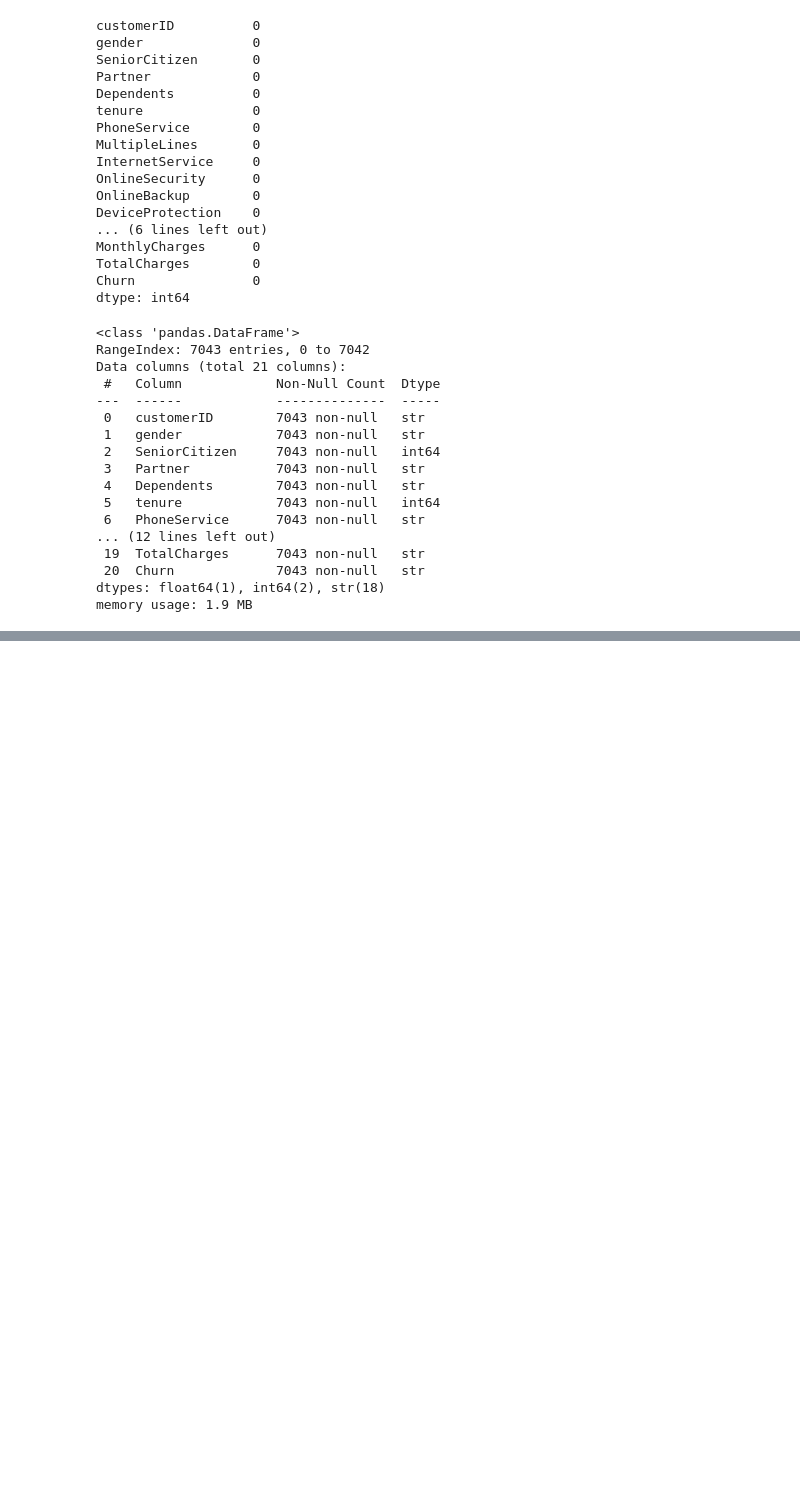
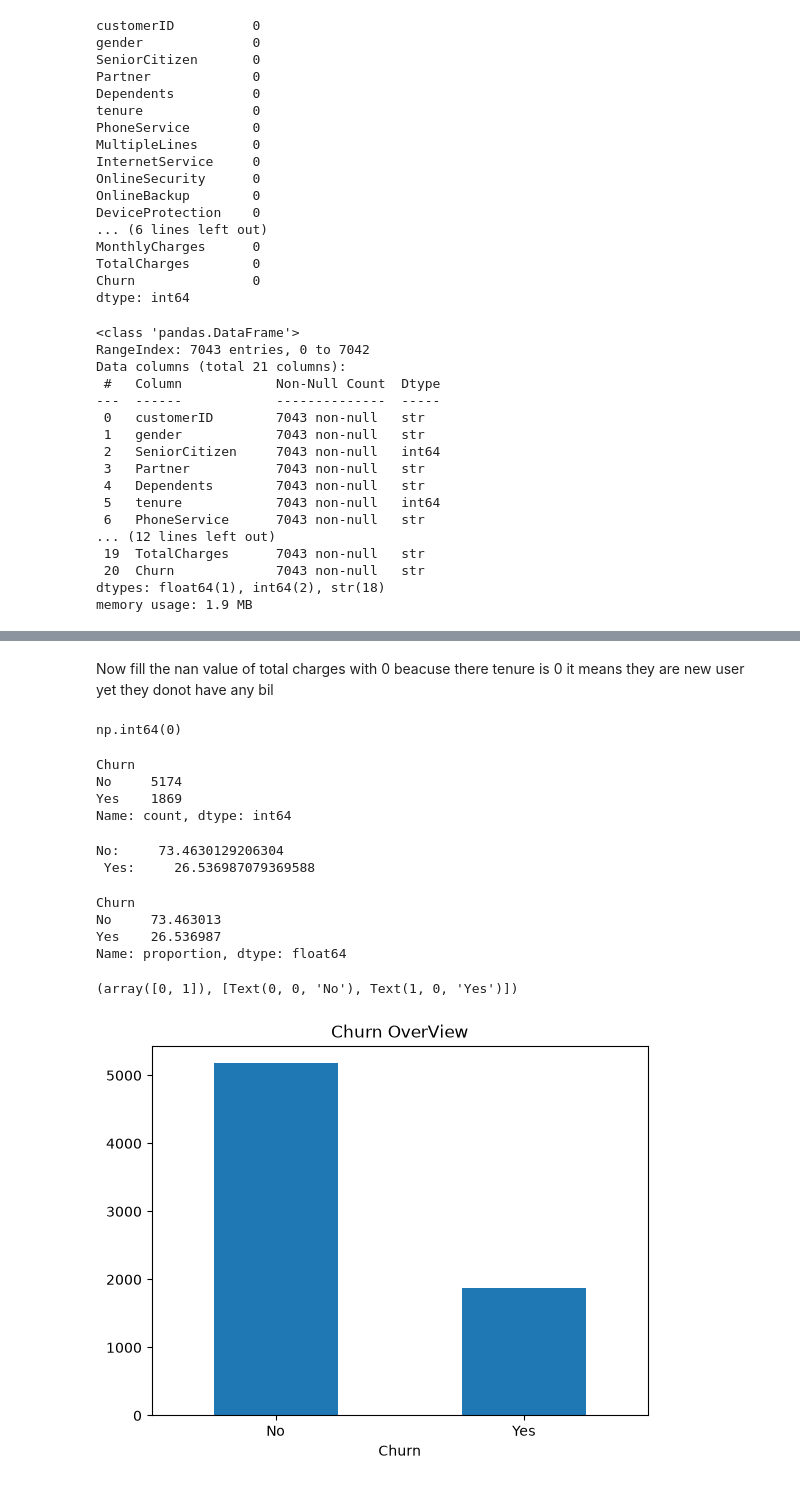
Before and after one commit to Fatima-Arain206/SOFTGROWTECH_INTERNSHIP_PROJECT_TASK2_DATA_ANALYSIS, a Jupyter notebook: CustomerRetention_Analysis_Project2/Customer_Retention.ipynb, the cells around one changed output, grey strips where cells are left out. Saved outputs shown, nothing was run; the diff lists cells and outputs as text; code cells hidden in the pictures; blank space fills up the shorter version.

```diff
--- a/CustomerRetention_Analysis_Project2/Customer_Retention.ipynb
+++ b/CustomerRetention_Analysis_Project2/Customer_Retention.ipynb
@@ -60,0 +66,7 @@ memory usage: 1.9 MB
+# %%
+# replace the empty space with NaN
+import numpy as np
+df['TotalCharges']=df['TotalCharges'].replace(" ",np.nan)
+
+# change dtype
+df['TotalCharges'] = pd.to_numeric(df['TotalCharges'])
@@ -60,0 +94,50 @@ memory usage: 1.9 MB
+# %% [markdown]
+Now fill the nan value of total charges with 0 beacuse there tenure is 0 it means they are new user yet they donot have any bil
+# %%
+df['TotalCharges'] = df['TotalCharges'].fillna(0)
+# %%
+# confrim
+df['TotalCharges'].isna().sum()
+# %% [output]
+np.int64(0)
+# %%
+# Get a over View of churn customers
+df['Churn'].value_counts()
+# %% [output]
+Churn
+No     5174
+Yes    1869
+Name: count, dtype: int64
+# %%
+# get a percentage
+total_counts = len( df['Churn'])
+total_counts
+no_count_No= len(df[df['Churn']=='No'])
+no_count_No
+no_count_Yes = len(df[df['Churn']=="Yes"])
+# calculate
+
+# no
+no_percentage =( no_count_No/total_counts) * 100
+
+yes_percentage =(no_count_Yes / total_counts) *100
+print(f'No:     {no_percentage} \n Yes:     {yes_percentage}')
+# %% [output]
+No:     73.4630129206304
+ Yes:     26.536987079369588
+# %%
+# simple
+df['Churn'].value_counts(normalize=True)* 100
+# %% [output]
+Churn
+No     73.463013
+Yes    26.536987
+Name: proportion, dtype: float64
+# %%
+# make a graph
+plt.title('Churn OverView')
+df['Churn'].value_counts().plot(kind = 'bar')
+plt.xticks(rotation =0)
+# %% [output]
+(array([0, 1]), [Text(0, 0, 'No'), Text(1, 0, 'Yes')])
+[figure, added]
```
Also changed, not shown: parts of 4 cells of this notebook, 2 other files.
